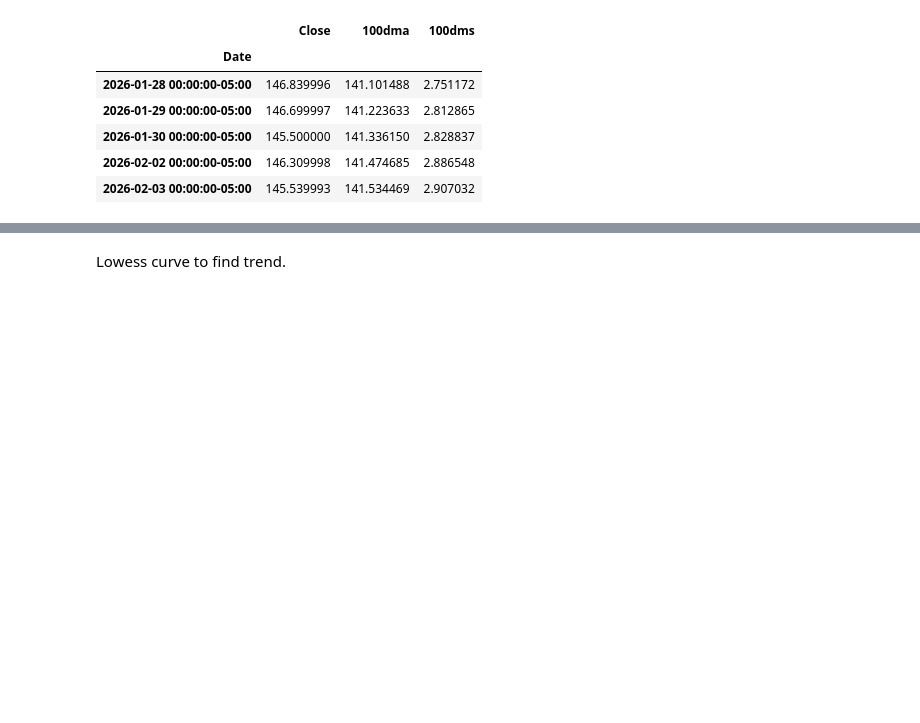
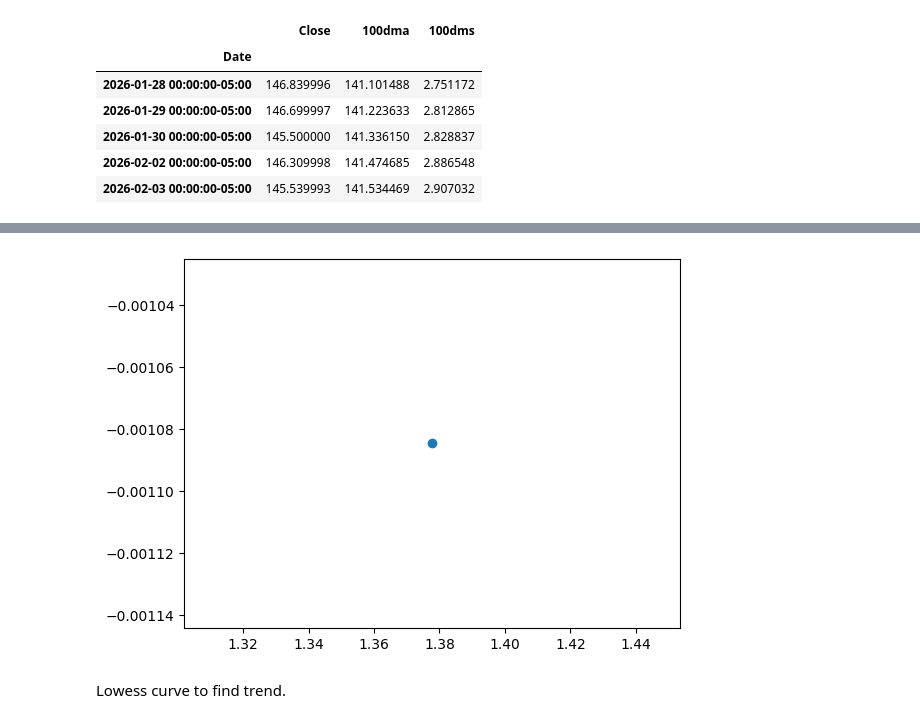
Before and after one commit to SJEGoh/Cross-Sector-Asset-Screener, a Jupyter notebook: src/report.ipynb, the cells around one changed output, grey strips where cells are left out. Drawn from its saved outputs; the diff is of its cells as text; code cells hidden in the pictures; blank space fills up the shorter version.

```diff
--- a/src/report.ipynb
+++ b/src/report.ipynb
@@ -50,0 +54,41 @@ data.sample(5)
+# %%
+data["pct_return"] = data["Close"].pct_change()
+data = data.dropna()
+
+def get_smoothed_velocity(prices, dt=1.0):
+    # Process Noise (Q) and Measurement Noise (R)
+    # Tuning: Smaller Q = Smoother/Slower, Larger Q = Jittery/Fast
+    q = 1e-2
+    r = 1.0
+
+    # State: [Position, Velocity]
+    x = np.array([[prices.iloc[0]], [0.0]])
+    P = np.eye(2)
+    F = np.array([[1, dt],
+                  [0, 1]])
+    H = np.array([[1, 0]])
+    Q = np.eye(2) * q
+    R = np.array([[r]])
+
+    smoothed_velocities = []
+
+    for z in prices:
+        # Prediction
+        x = F @ x
+        P = F @ P @ F.T + Q
+
+        # Update
+        y = z - (H @ x) # Innovation
+        S = H @ P @ H.T + R
+        K = P @ H.T @ np.linalg.inv(S)
+        x = x + K @ y
+        P = (np.eye(2) - K @ H) @ P
+
+        # We extract state[1] which is the 'hidden' velocity
+        smoothed_velocities.append(x[1, 0])
+
+    return np.array(smoothed_velocities)
+
+data["smoothed_returns"] = get_smoothed_velocity(data["Close"])
+data["diff"] = data["Close"].diff()
+data[["smoothed_returns", "diff"]]
@@ -51,3 +118,9 @@ data.sample(5)
+# %%
+plt.scatter(x = data["z"].iloc[-1], y = data["smoothed_returns"].iloc[-1])
+
+plt.show()
+# %% [output]
+[figure, added]
 # %% [markdown]
 Lowess curve to find trend.
 # %%
```
Also changed, not shown: parts of 7 cells of this notebook, 5 other files.
